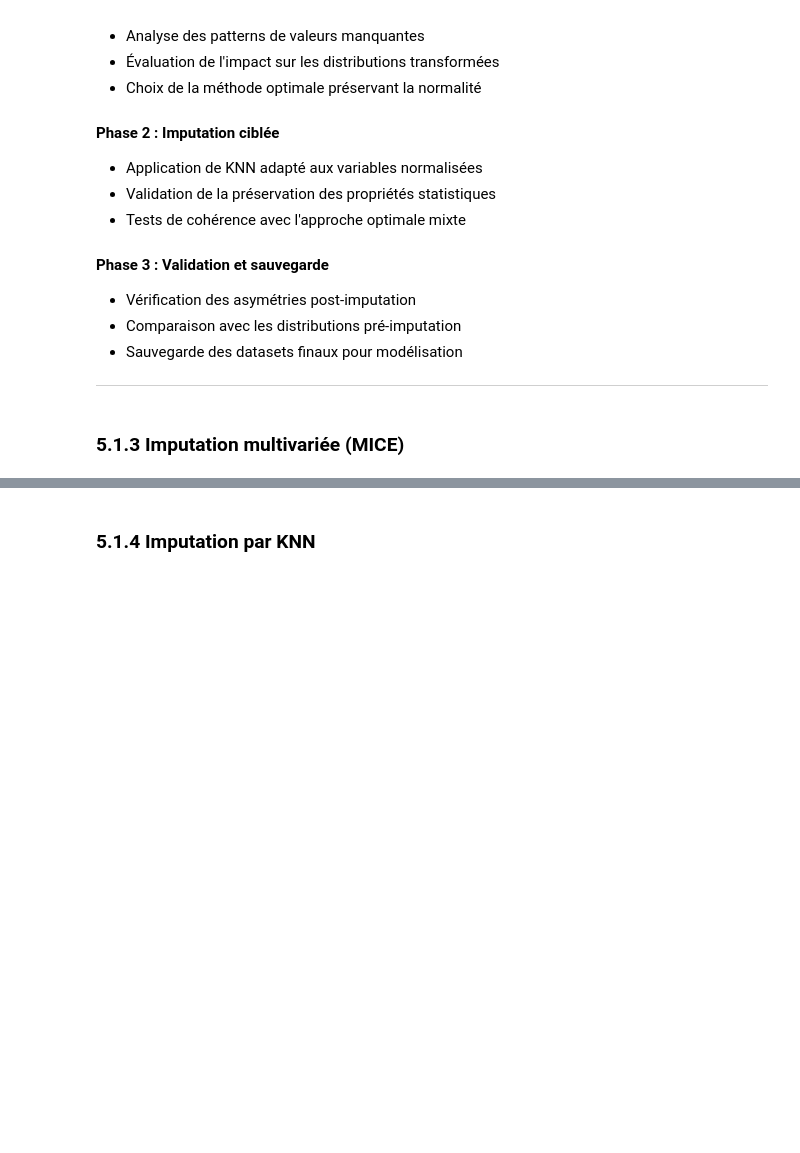
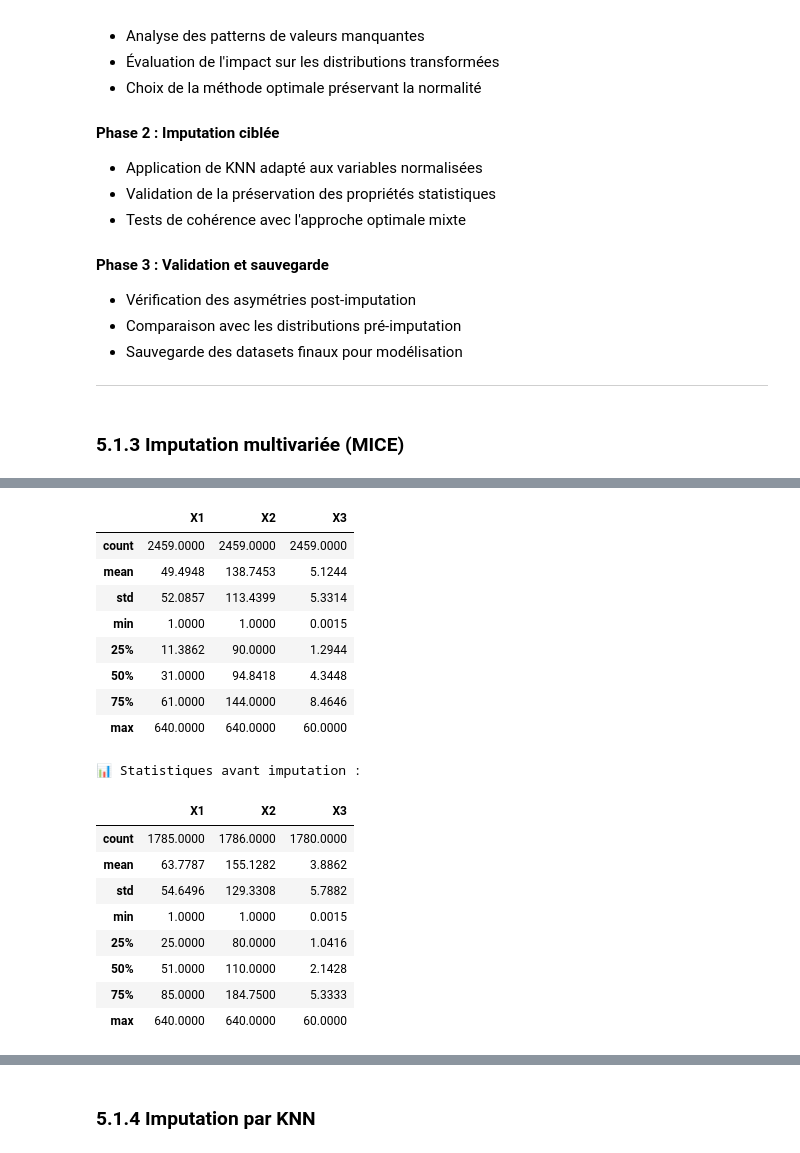
Before and after one commit to Abdoullatuf/projet_sta211_version_modulaire, a Jupyter notebook: notebooks/01_EDA_Preprocessing.ipynb, the cells around one changed output, grey strips where cells are left out. Cells and saved outputs as stored; diff of their text form; code cells hidden in the pictures; blank space fills up the shorter version.

Commit message:
mises à jour du notebook 3 avec prediction finales réalisé avec succès

```diff
--- a/notebooks/01_EDA_Preprocessing.ipynb
+++ b/notebooks/01_EDA_Preprocessing.ipynb
@@ -1558,0 +1549,61 @@ df_imputed_mice[cols_to_impute].describe()
+# %%
+### 5.3.4 Imputation multivariée (MICE) – GradientBoostingRegressor
+
+print("🧩 Imputation MICE avec GradientBoostingRegressor")
+print("=" * 70)
+
+from sklearn.ensemble import GradientBoostingRegressor
+from preprocessing.missing_values import handle_missing_values
+import json
+from pathlib import Path
+
+# 📌 Colonnes à imputer
+cols_to_impute = ["X1", "X2", "X3"]
+
+# 📁 Répertoires
+processed_data_dir = paths["DATA_PROCESSED"] / "notebook1"
+imputers_mice_dir = paths["MODELS_DIR"] / "notebook1" / "mice"
+imputers_mice_dir.mkdir(parents=True, exist_ok=True)
+
+# ✅ Estimateur boosté
+mice_estimator = GradientBoostingRegressor(
+    n_estimators=300,           # Moins d'arbres mais suffisant
+    learning_rate=0.03,         # Plus lent = plus progressif
+    max_depth=4,                # Moins profond → meilleure généralisation
+    min_samples_leaf=5,         # Feuilles plus stables
+    subsample=0.8,              # Ajoute de la variance naturelle
+    loss='squared_error',       # ou 'absolute_error' si tu veux réduire la sensibilité aux outliers
+    random_state=42
+)
+
+# ✅ Lancer l’imputation via handle_missing_values
+df_imputed_mice = handle_missing_values(
+    df=df_study,
+    strategy="mixed_mar_mcar",
+    mar_method="mice",
+    mar_cols=cols_to_impute,
+    processed_data_dir=processed_data_dir,
+    imputers_dir=imputers_mice_dir,
+    custom_filename="df_mice_imputed_gb.csv",
+    mice_estimator=mice_estimator,
+    display_info=True
+)
+
+# 💾 Sauvegarde des colonnes imputées
+with open(imputers_mice_dir / "mar_cols.json", "w") as f:
+    json.dump(cols_to_impute, f)
+print(f"✅ Colonnes imputées sauvegardées : {imputers_mice_dir / 'mar_cols.json'}")
+
+# 🧪 Vérification post-imputation
+if df_imputed_mice[cols_to_impute].isnull().sum().sum() == 0:
+    print("✅ Aucune valeur manquante détectée après imputation.")
+else:
+    raise ValueError("❌ Des valeurs manquantes subsistent après imputation.")
+
+# 📊 Statistiques descriptives
+print("\n📊 Statistiques après imputation :")
+display(df_imputed_mice[cols_to_impute].describe())
+
+print("\n📊 Statistiques avant imputation :")
+display(df_study[cols_to_impute].describe())
+# %% [output]
@@ -1558,0 +1627,19 @@ df_imputed_mice[cols_to_impute].describe()
+|  | X1 | X2 | X3 |
+| count | 2459.0000 | 2459.0000 | 2459.0000 |
+| mean | 49.4948 | 138.7453 | 5.1244 |
+| std | 52.0857 | 113.4399 | 5.3314 |
+| min | 1.0000 | 1.0000 | 0.0015 |
+| 25% | 11.3862 | 90.0000 | 1.2944 |
+| 50% | 31.0000 | 94.8418 | 4.3448 |
+| 75% | 61.0000 | 144.0000 | 8.4646 |
+| max | 640.0000 | 640.0000 | 60.0000 |
+📊 Statistiques avant imputation :
+|  | X1 | X2 | X3 |
+| count | 1785.0000 | 1786.0000 | 1780.0000 |
+| mean | 63.7787 | 155.1282 | 3.8862 |
+| std | 54.6496 | 129.3308 | 5.7882 |
+| min | 1.0000 | 1.0000 | 0.0015 |
+| 25% | 25.0000 | 80.0000 | 1.0416 |
+| 50% | 51.0000 | 110.0000 | 2.1428 |
+| 75% | 85.0000 | 184.7500 | 5.3333 |
+| max | 640.0000 | 640.0000 | 60.0000 |
```
Also changed, not shown: parts of 37 cells of this notebook, 14 other files.
